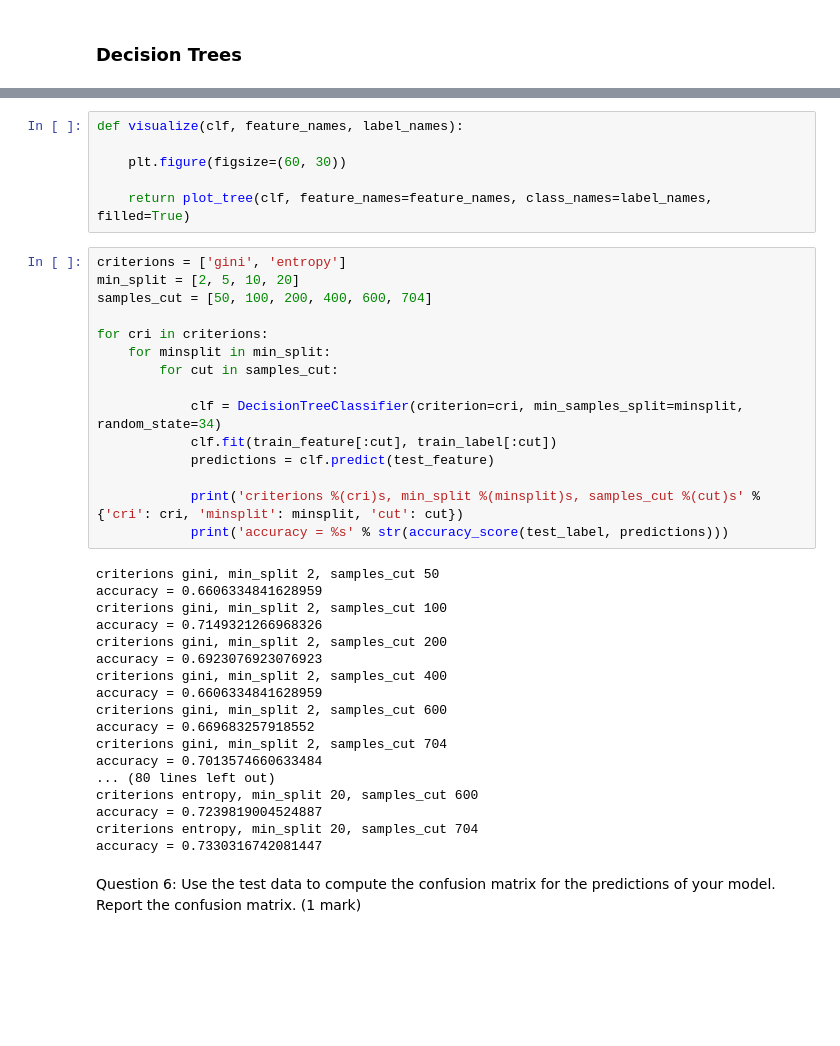
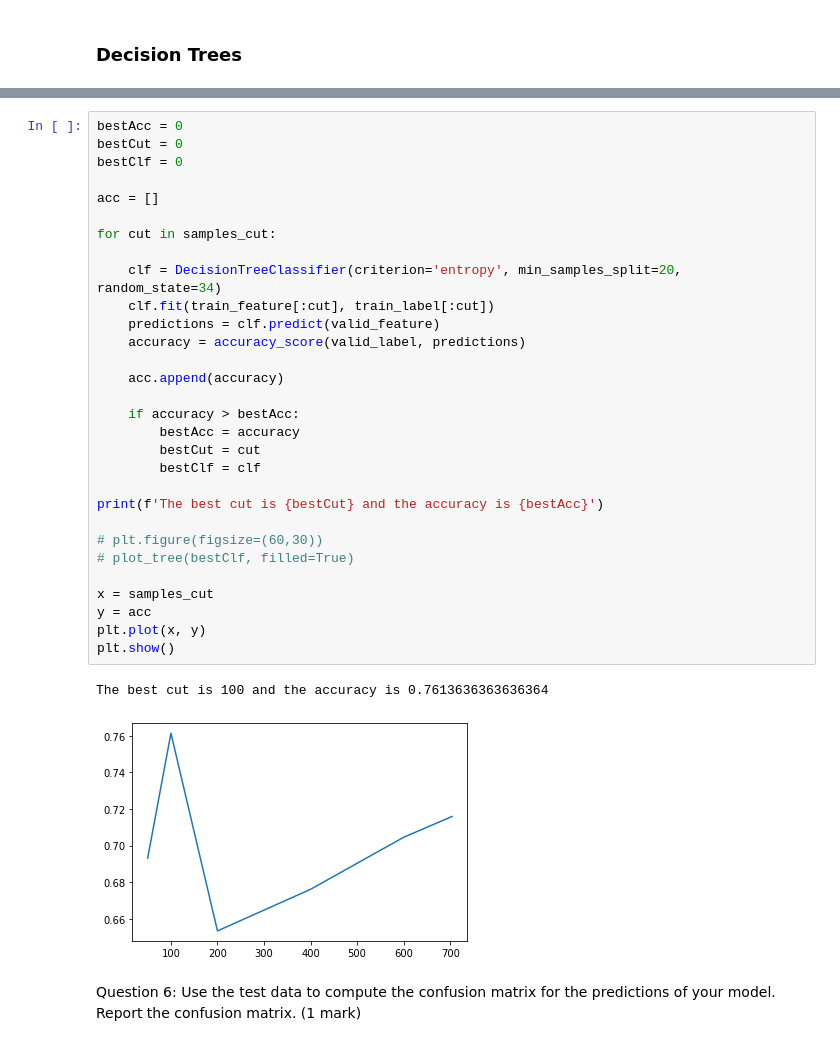
Before and after one commit to finateautomata/DataScience-IntroToML, a Jupyter notebook: Assignment/assignment 1/HM1_TengFei.ipynb, the cells around one changed output, grey strips where cells are left out. Drawn from its saved outputs; the diff is of its cells as text; blank space fills up the shorter version.

```diff
--- a/Assignment/assignment 1/HM1_TengFei.ipynb
+++ b/Assignment/assignment 1/HM1_TengFei.ipynb
@@ -104,41 +139,35 @@ train_feature
-# %%
-def visualize(clf, feature_names, label_names):
-
-    plt.figure(figsize=(60, 30))
-
-    return plot_tree(clf, feature_names=feature_names, class_names=label_names, filled=True)
-# %%
-criterions = ['gini', 'entropy']
-min_split = [2, 5, 10, 20]
-samples_cut = [50, 100, 200, 400, 600, 704]
-
-for cri in criterions:
-    for minsplit in min_split:
-        for cut in samples_cut:
-
-            clf = DecisionTreeClassifier(criterion=cri, min_samples_split=minsplit, random_state=34)
-            clf.fit(train_feature[:cut], train_label[:cut])
-            predictions = clf.predict(test_feature)
-
-            print('criterions %(cri)s, min_split %(minsplit)s, samples_cut %(cut)s' % {'cri': cri, 'minsplit': minsplit, 'cut': cut})
-            print('accuracy = %s' % str(accuracy_score(test_label, predictions)))
-# %% [output]
-criterions gini, min_split 2, samples_cut 50
-accuracy = 0.6606334841628959
-criterions gini, min_split 2, samples_cut 100
-accuracy = 0.7149321266968326
-criterions gini, min_split 2, samples_cut 200
-accuracy = 0.6923076923076923
-criterions gini, min_split 2, samples_cut 400
-accuracy = 0.6606334841628959
-criterions gini, min_split 2, samples_cut 600
-accuracy = 0.669683257918552
-criterions gini, min_split 2, samples_cut 704
-accuracy = 0.7013574660633484
-... (80 lines left out)
-criterions entropy, min_split 20, samples_cut 600
-accuracy = 0.7239819004524887
-criterions entropy, min_split 20, samples_cut 704
-accuracy = 0.7330316742081447
+# %%
+bestAcc = 0
+bestCut = 0
+bestClf = 0
+
+acc = []
+
+for cut in samples_cut:
+
+    clf = DecisionTreeClassifier(criterion='entropy', min_samples_split=20, random_state=34)
+    clf.fit(train_feature[:cut], train_label[:cut])
+    predictions = clf.predict(valid_feature)
+    accuracy = accuracy_score(valid_label, predictions)
+
+    acc.append(accuracy)
+
+    if accuracy > bestAcc:
+        bestAcc = accuracy
+        bestCut = cut
+        bestClf = clf
+
+print(f'The best cut is {bestCut} and the accuracy is {bestAcc}')
+
+# plt.figure(figsize=(60,30))
+# plot_tree(bestClf, filled=True)
+
+x = samples_cut
+y = acc
+plt.plot(x, y)
+plt.show()
+# %% [output]
+The best cut is 100 and the accuracy is 0.7613636363636364
+[figure, added]
 # %% [markdown]
 Question 6: Use the test data to compute the confusion matrix for the predictions of your model. Report the confusion matrix. (1 mark)
```
Also changed, not shown: parts of 19 cells of this notebook, 4 other files.
